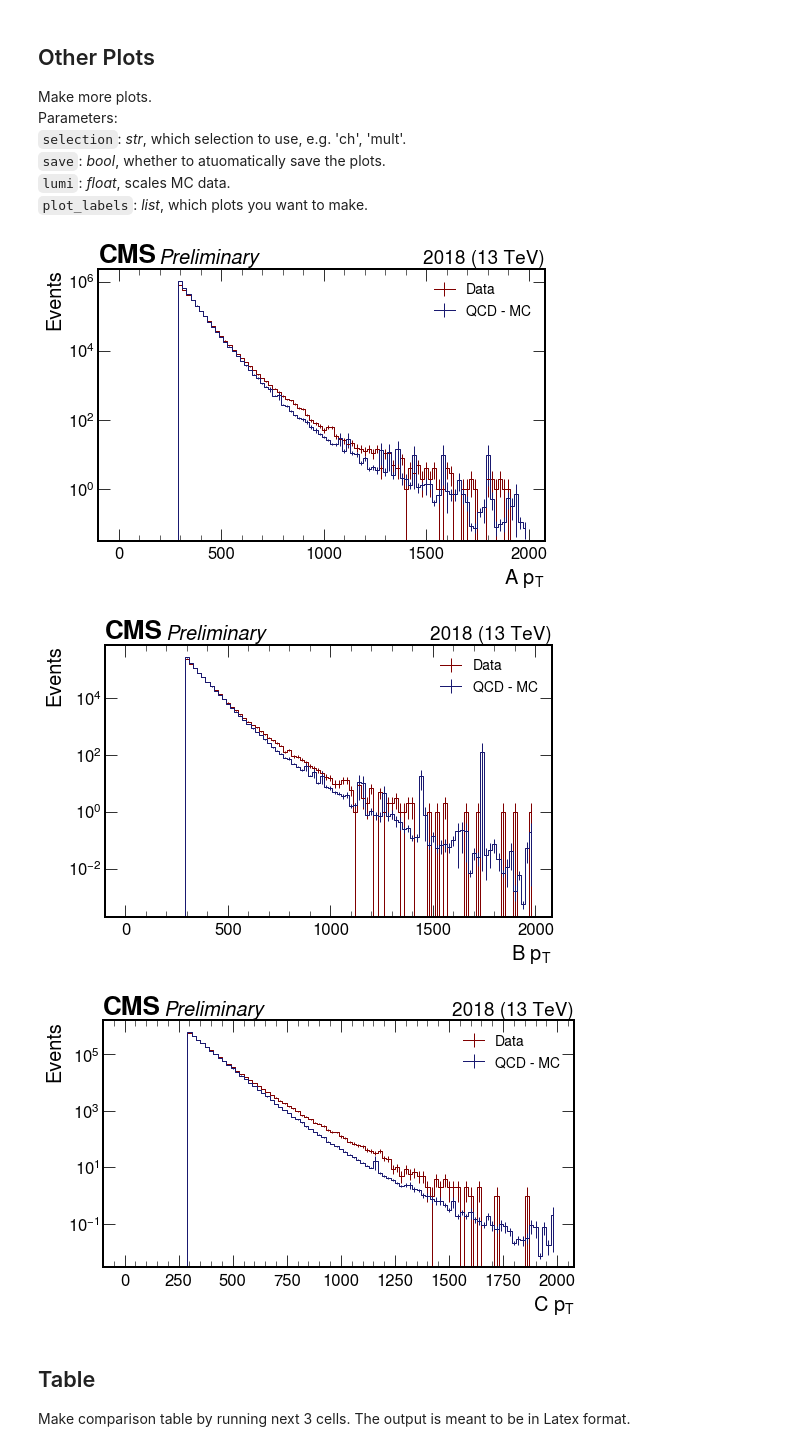
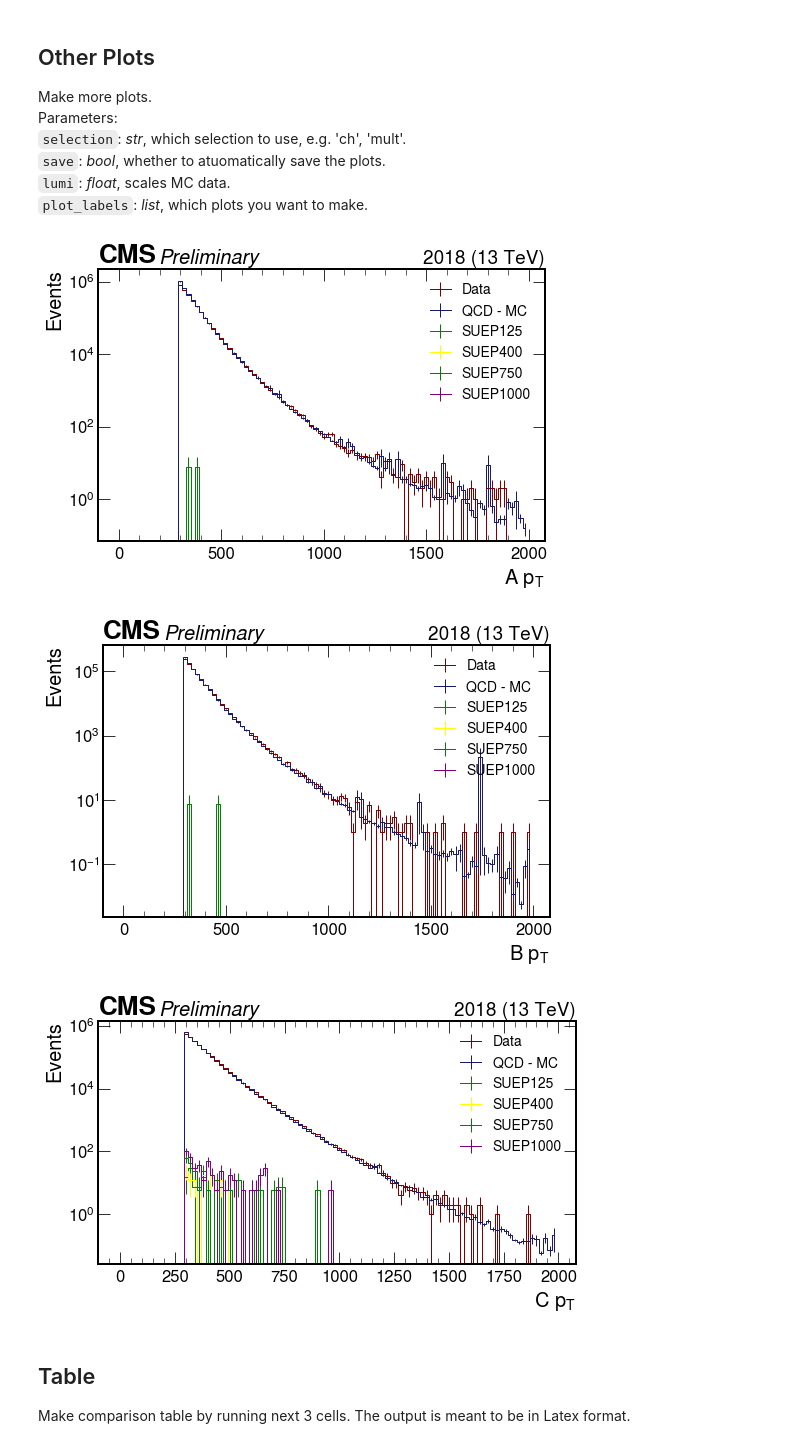
Before and after one commit to SUEPPhysics/SUEPCoffea_dask, a Jupyter notebook: plotting/plot_data.ipynb, the cells around one changed output. Drawn from its saved outputs; the diff is of its cells as text; code cells hidden in the pictures.

```diff
--- a/plotting/plot_data.ipynb
+++ b/plotting/plot_data.ipynb
@@ -197,7 +222,7 @@ Parameters:<br>
 ### Make ABCD plots and table based on selection (e.g. 'ch', 'mult')
 selection = 'ch'
 save = False
-lumi = 61
+lumi = 61000
 
 for plot_label in ['A_'+selection,'B_'+selection,'C_'+selection,'D_exp_'+selection,'D_obs_'+selection]:
 
@@ -208,15 +233,15 @@ for plot_label in ['A_'+selection,'B_'+selection,'C_'+selection,'D_exp_'+selecti
     hep.cms.label("Preliminary", data=True, year=2018)
 
     # QCD hist for ABCD region
-    #hdata = plots['data'][plot_label]
+    hdata = plots['data'][plot_label]
     hQCD_MC = plots['QCD_MC'][plot_label] * lumi
 
     # plot QCD, sum values and errs
-    #plot1d(hdata, ax, 'Data', color='maroon', lw=2)
+    plot1d(hdata, ax, 'Data', color='maroon', lw=2)
     plot1d(hQCD_MC, ax, 'QCD - MC', color='midnightblue', lw=2)
 
-    #data['data'][plot_label]["value"] = np.sum(hdata.values())
-    #data['data'][plot_label]["err"] = np.sum(np.sqrt(hdata.variances()))
+    data['data'][plot_label]["value"] = np.sum(hdata.values())
+    data['data'][plot_label]["err"] = np.sum(np.sqrt(hdata.variances()))
     data['QCD_MC'][plot_label]["value"] = np.sum(hQCD_MC.values())
     data['QCD_MC'][plot_label]["err"] = np.sum(np.sqrt(hQCD_MC.variances()))
 
@@ -246,14 +271,14 @@ Parameters:<br>
 ### Make ABCD plots and table based on selection (e.g. 'ch', 'mult')
 selection = 'ch'
 save = True
-lumi = 61
+lumi = 61000
 
 for plot_label in ['A_'+selection,'B_'+selection,'C_'+selection,'D_exp_'+selection,'D_obs_'+selection]:
 
     if 'D_obs' in plot_label and (not unblind): continue
 
     hQCD_MC = plots['QCD_MC'][plot_label]
-    #hdata = plots['data'][plot_label]
+    hdata = plots['data'][plot_label]
 
     #Set up variables for the stacked histogram
     plt.figure(figsize=(12,10))
@@ -266,10 +291,10 @@ for plot_label in ['A_'+selection,'B_'+selection,'C_'+selection,'D_exp_'+selecti
     ax1.step(x[:-1],QCD_MC, color='maroon',label="QCD MC", where='mid')
     ax1.errorbar(x[:-1],QCD_MC, yerr=hQCD_MC_errs, color="maroon".upper(), fmt='o')
 
-    # data, x = hdata.to_numpy()
-    # hdata_errs = np.sqrt(hdata.variances())
-    # ax1.step(x[:-1],data, color='blue',label="Data", where= 'mid')
-    # ax1.errorbar(x[:-1],data, yerr=hdata_errs, color="blue".upper(), fmt='o')
+    data, x = hdata.to_numpy()
+    hdata_errs = np.sqrt(hdata.variances())
+    ax1.step(x[:-1],data, color='blue',label="Data", where= 'mid')
+    ax1.errorbar(x[:-1],data, yerr=hdata_errs, color="blue".upper(), fmt='o')
 
 
     #Set parameters that will be used to make the plots prettier
@@ -336,44 +363,53 @@ Parameters:<br>
 # %%
 selection = 'ch'
 save = True
-lumi = 61
+lumi = 61000
 plot_labels = ['A_pt', 'B_pt', 'C_pt']
 
 for plot_label in plot_labels:
 
-    plot_label = 'SUEP_' + selection + '_' + plot_label
+    #plot_label = 'SUEP_' + selection + '_' + plot_label
+    plot_label = plot_label + '_' + selection
 
     # define figure, axis on which to plot QCD and SUEP
     fig, ax = plt.subplots(figsize=(8,5))
     hep.cms.label("Preliminary", data=True, year=2018)
 
     # get hists
     hdata = plots['data'][plot_label]
     hQCD_MC = plots['QCD_MC'][plot_label] * lumi
+    hSUEP125 = plots['SUEP-m125-darkPho'][plot_label] * lumi
+    hSUEP400 = plots['SUEP-m400-darkPho'][plot_label] * lumi
+    hSUEP750 = plots['SUEP-m750-darkPho'][plot_label] * lumi
+    hSUEP1000 = plots['SUEP-m1000-darkPho'][plot_label] * lumi
 
     # plot QCD, sum values and errs
     plot1d(hdata, ax, 'Data', color='maroon', lw=1)
     plot1d(hQCD_MC, ax, 'QCD - MC', color='midnightblue', lw=1)
+    plot1d(hSUEP125, ax, 'SUEP125', color='green', lw=1)
+    plot1d(hSUEP400, ax, 'SUEP400', color='yellow', lw=1)
+    plot1d(hSUEP750, ax, 'SUEP750', color='green', lw=1)
+    plot1d(hSUEP1000, ax, 'SUEP1000', color='purple', lw=1)
 
-    data['data'][plot_label]["value"] = np.sum(hdata.values())
-    data['data'][plot_label]["err"] = np.sum(np.sqrt(hdata.variances()))
-    data['QCD_MC'][plot_label]["value"] = np.sum(hQCD_MC.values())
-    data['QCD_MC'][plot_label]["err"] = np.sum(np.sqrt(hQCD_MC.variances()))
+    #data['data'][plot_label]["value"] = np.sum(hdata.values())
+    #data['data'][plot_label]["err"] = np.sum(np.sqrt(hdata.variances()))
+    #data['QCD_MC'][plot_label]["value"] = np.sum(hQCD_MC.values())
+    #data['QCD_MC'][plot_label]["err"] = np.sum(np.sqrt(hQCD_MC.variances()))
 
     # plotting parameters
     #ax.set_ylim(1e1,1e8)
     #ax.set_xlim(0,100)
     ax.set_yscale('log')
     ax.legend(loc='best', fontsize=14, framealpha=1, facecolor='white', shadow=True)
 
     if save: fig.savefig(output_label + "_" + plot_label + file_ext, bbox_inches='tight')
 
 fig.tight_layout()
 fig.show()
 # %% [output]
-[figure, old version]
+[figure, new version]
-[figure, old version]
+[figure, new version]
-[figure, old version]
+[figure, new version]
 # %% [markdown]
 ## Table
 
```
Also changed, not shown: parts of 8 cells of this notebook, 10 other files.
